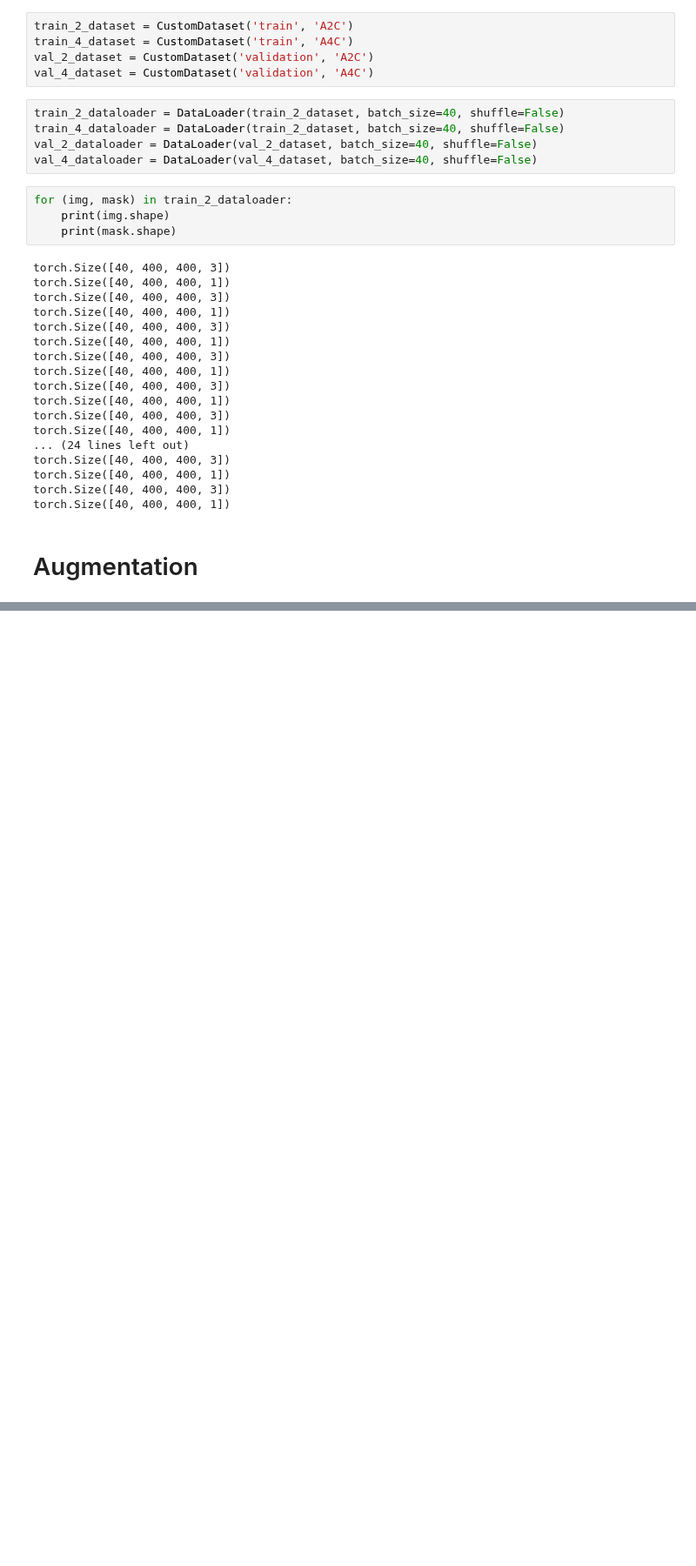
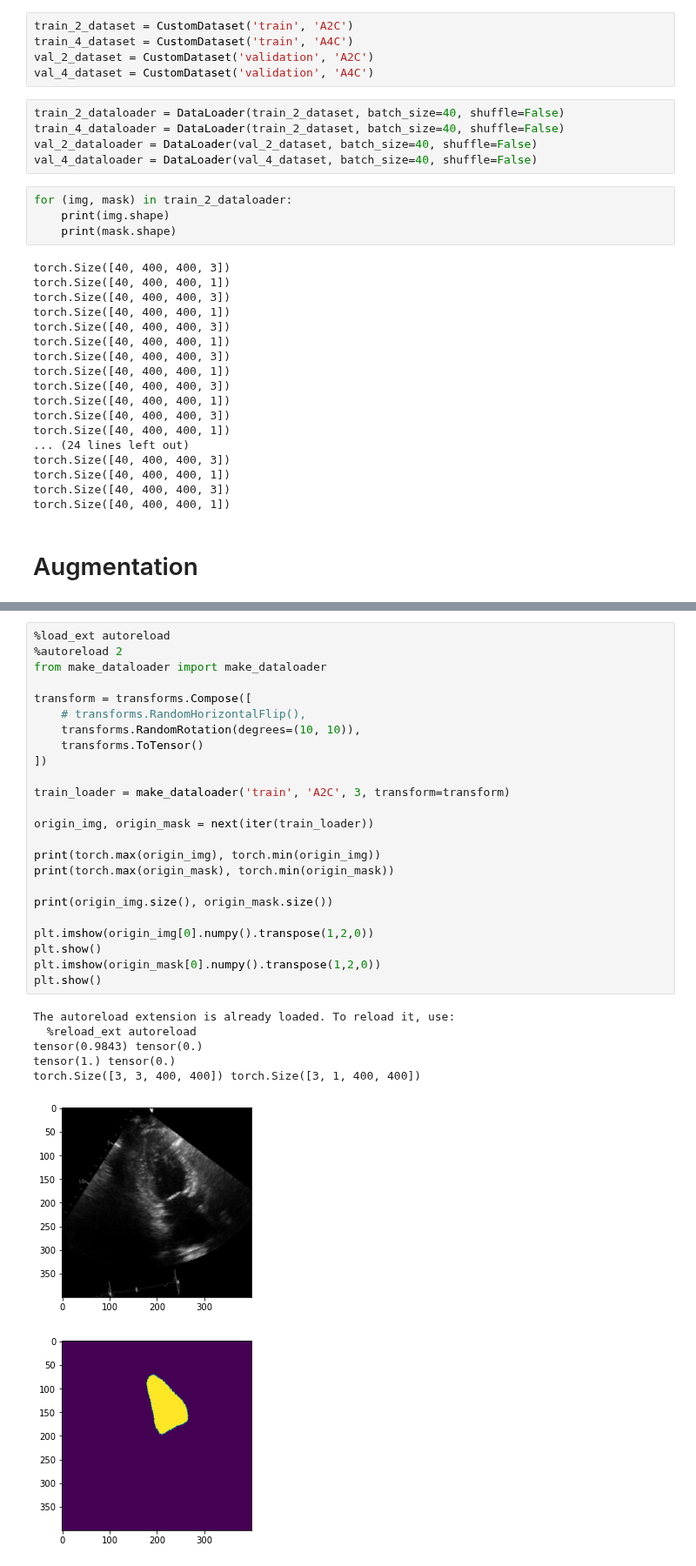
Before and after one commit to DMkelllog/Heart_Disease_Datathon_2021, a Jupyter notebook: make_dataloader.ipynb, the cells around one changed output, grey strips where cells are left out. Shown at 87% size. Drawn from its saved outputs; the diff is of its cells as text; blank space fills up the shorter version.

Commit message:
dataloader update

```diff
--- a/make_dataloader.ipynb
+++ b/make_dataloader.ipynb
@@ -144,0 +163,32 @@ torch.Size([3, 3, 400, 400]) torch.Size([3, 1, 400, 400])
+# %%
+%load_ext autoreload
+%autoreload 2
+from make_dataloader import make_dataloader
+
+transform = transforms.Compose([
+    # transforms.RandomHorizontalFlip(),
+    transforms.RandomRotation(degrees=(10, 10)),
+    transforms.ToTensor()
+])
+
+train_loader = make_dataloader('train', 'A2C', 3, transform=transform)
+
+origin_img, origin_mask = next(iter(train_loader))
+
+print(torch.max(origin_img), torch.min(origin_img))
+print(torch.max(origin_mask), torch.min(origin_mask))
+
+print(origin_img.size(), origin_mask.size())
+
+plt.imshow(origin_img[0].numpy().transpose(1,2,0))
+plt.show()
+plt.imshow(origin_mask[0].numpy().transpose(1,2,0))
+plt.show()
+# %% [output]
+The autoreload extension is already loaded. To reload it, use:
+  %reload_ext autoreload
+tensor(0.9843) tensor(0.)
+tensor(1.) tensor(0.)
+torch.Size([3, 3, 400, 400]) torch.Size([3, 1, 400, 400])
+[figure, added]
+[figure, added]
```
Also changed, not shown: parts of 5 cells of this notebook, 2 other files.
